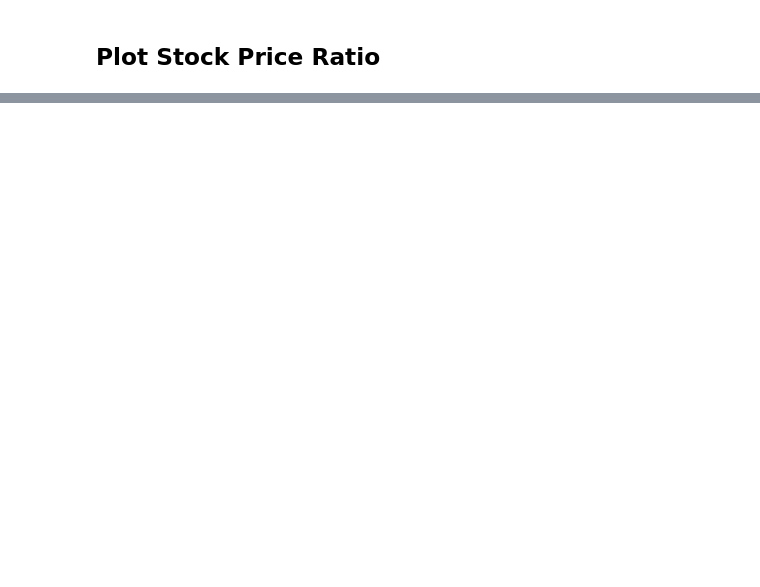
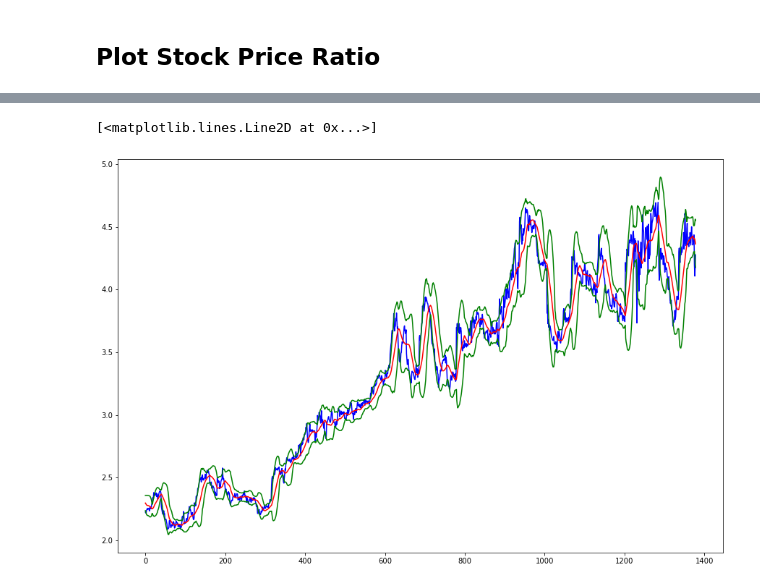
Before and after one commit to JohnnyWu0425/NCTU-Fintech-Final-Project, a Jupyter notebook: Code/Experiment/Pair Trading Manually.ipynb, the cells around one changed output, grey strips where cells are left out. Cells and saved outputs as stored; diff of their text form; code cells hidden in the pictures; blank space fills up the shorter version.

```diff
--- a/Code/Experiment/Pair Trading Manually.ipynb
+++ b/Code/Experiment/Pair Trading Manually.ipynb
@@ -73,6 +81,15 @@ for idx, value in enumerate(spread_ratio):
     std = spread_ratio[idx-20:idx].std()
     pressure.append(ma_20[-1] + 2*std)
     support.append(ma_20[-1] - 2*std)
+# %%
+plt.figure(figsize=(15, 10))
+plt.plot(spread_ratio[20+1000:], color="blue", label="Spread Ratio")
+plt.plot(ma_20[1000:], color="red", label="20MA")
+plt.plot(pressure[1000:], color="green", label="Pressure")
+plt.plot(support[1000:], color="green", label="Support")
+# %% [output]
+[<matplotlib.lines.Line2D at 0x...>]
+[figure, added]
 # %%
 label = []
 for idx, value in enumerate(spread_ratio[20:]):
```
Also changed, not shown: parts of 7 cells of this notebook, 1 other file.
